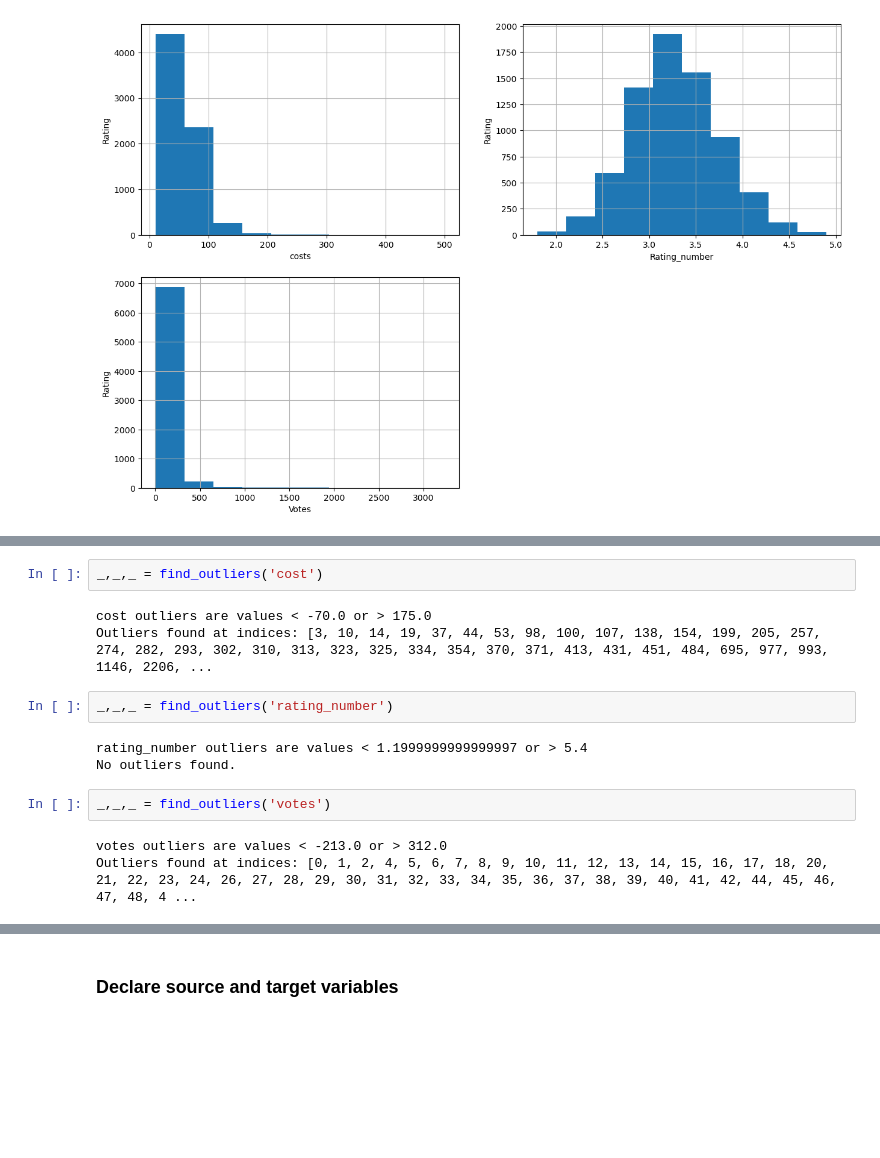
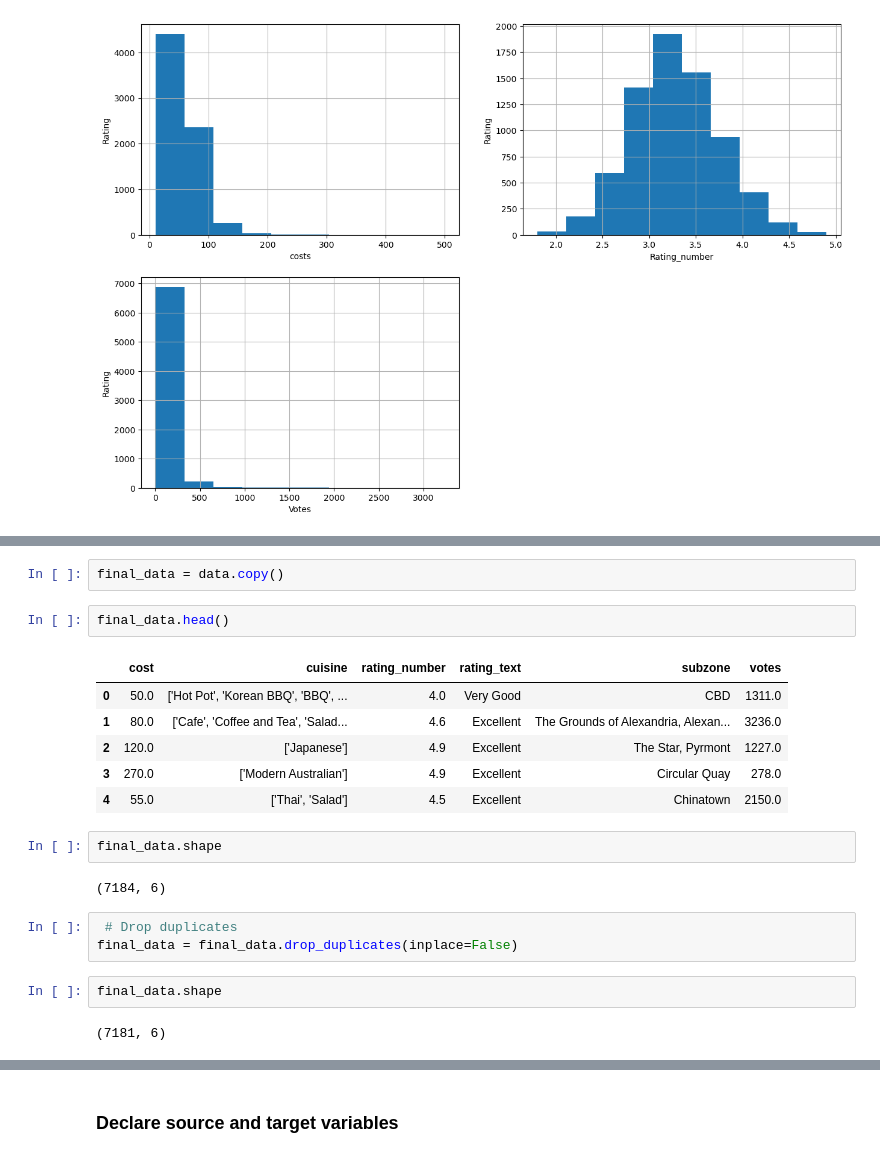
Before and after one commit to Jigme96-BHU/dsts-assignment1, a Jupyter notebook: assignment1.ipynb, the cells around one changed output, grey strips where cells are left out. Saved outputs shown, nothing was run; the diff lists cells and outputs as text; blank space fills up the shorter version.

```diff
--- a/ass.ipynb
+++ b/assignment1.ipynb
@@ -565,15 +430,22 @@ def find_outliers(variable, factor= 3, print_summary=True):
-# %%
-_,_,_ = find_outliers('cost')
-# %% [output]
-cost outliers are values < -70.0 or > 175.0
-Outliers found at indices: [3, 10, 14, 19, 37, 44, 53, 98, 100, 107, 138, 154, 199, 205, 257, 274, 282, 293, 302, 310, 313, 323, 325, 334, 354, 370, 371, 413, 431, 451, 484, 695, 977, 993, 1146, 2206, ...
-# %%
-_,_,_ = find_outliers('rating_number')
-# %% [output]
-rating_number outliers are values < 1.1999999999999997 or > 5.4
-No outliers found.
-# %%
-_,_,_ = find_outliers('votes')
-# %% [output]
-votes outliers are values < -213.0 or > 312.0
-Outliers found at indices: [0, 1, 2, 4, 5, 6, 7, 8, 9, 10, 11, 12, 13, 14, 15, 16, 17, 18, 20, 21, 22, 23, 24, 26, 27, 28, 29, 30, 31, 32, 33, 34, 35, 36, 37, 38, 39, 40, 41, 42, 44, 45, 46, 47, 48, 4 ...
+# %%
+final_data = data.copy()
+# %%
+final_data.head()
+# %% [output]
+|  | cost | cuisine | rating_number | rating_text | subzone | votes |
+| 0 | 50.0 | ['Hot Pot', 'Korean BBQ', 'BBQ', ... | 4.0 | Very Good | CBD | 1311.0 |
+| 1 | 80.0 | ['Cafe', 'Coffee and Tea', 'Salad... | 4.6 | Excellent | The Grounds of Alexandria, Alexan... | 3236.0 |
+| 2 | 120.0 | ['Japanese'] | 4.9 | Excellent | The Star, Pyrmont | 1227.0 |
+| 3 | 270.0 | ['Modern Australian'] | 4.9 | Excellent | Circular Quay | 278.0 |
+| 4 | 55.0 | ['Thai', 'Salad'] | 4.5 | Excellent | Chinatown | 2150.0 |
+# %%
+final_data.shape
+# %% [output]
+(7184, 6)
+# %%
+ # Drop duplicates
+final_data = final_data.drop_duplicates(inplace=False)
+# %%
+final_data.shape
+# %% [output]
+(7181, 6)
```
Also changed, not shown: parts of 102 cells of this notebook, 3 other files.
